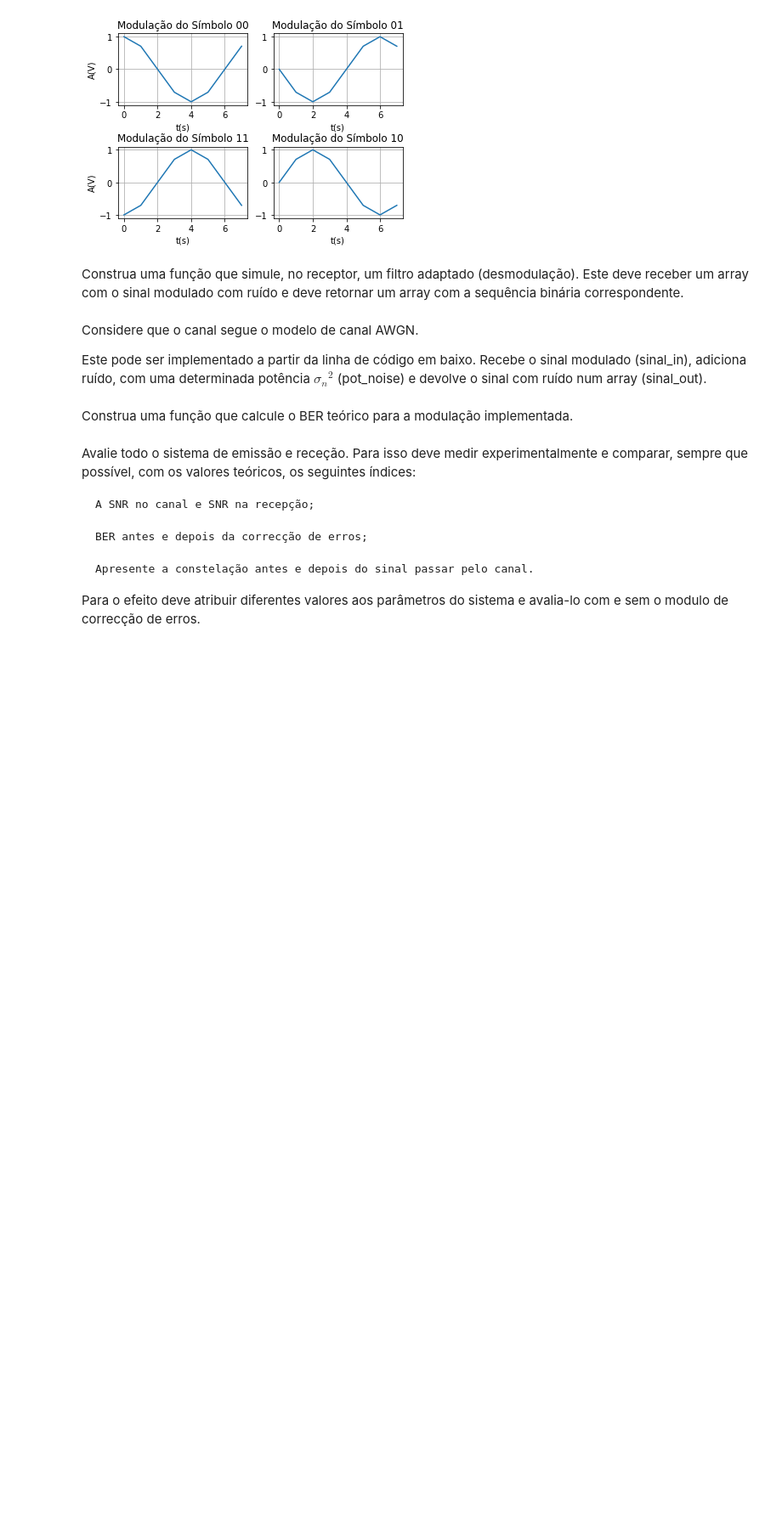
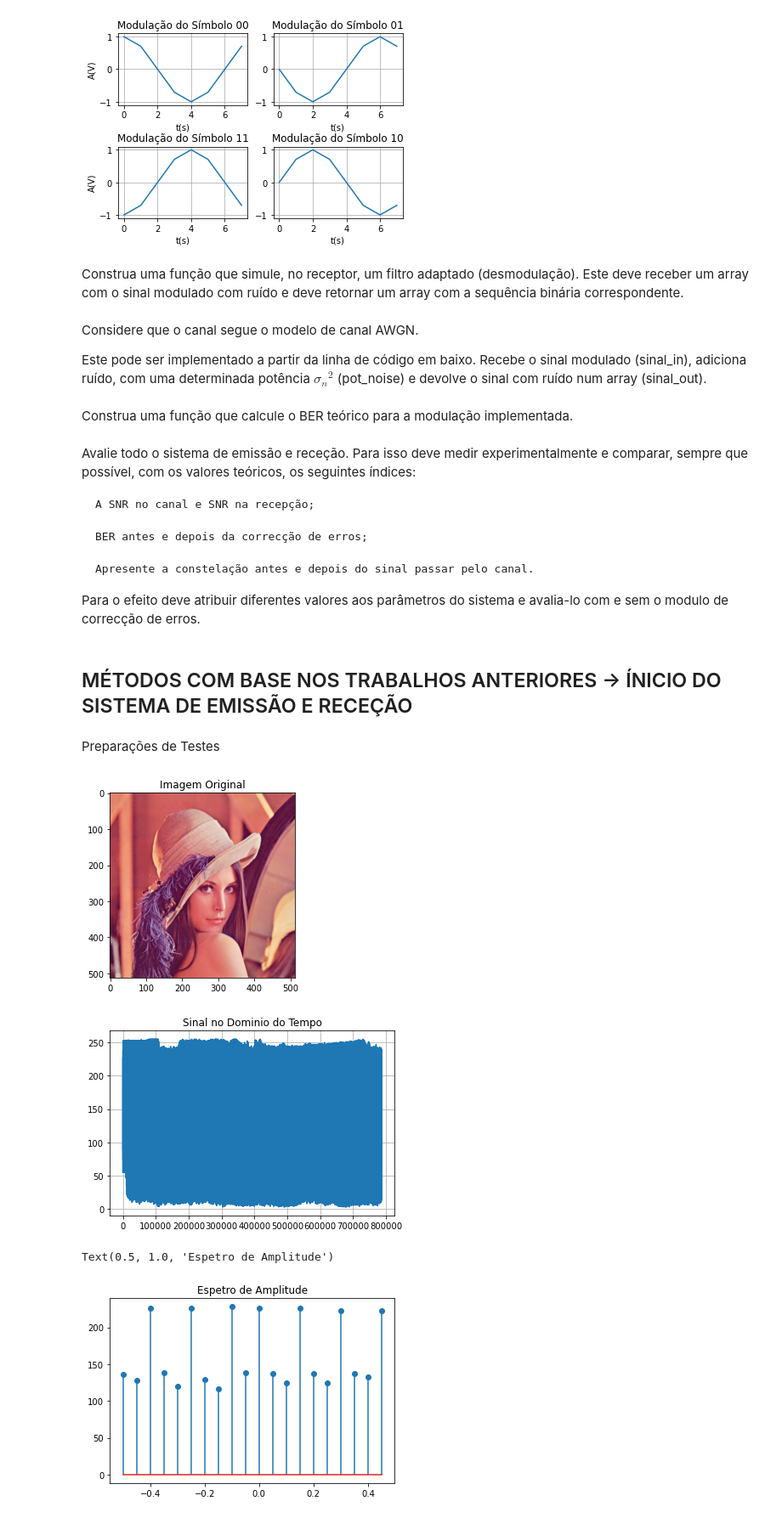
Before and after one commit to Henrique060/CPS_TPs_2022, a Jupyter notebook: TP2/cps202223_Trab2_ParteA.ipynb, the cells around one changed output. Shown: that part at 85% size. Drawn from its saved outputs; the diff is of its cells as text; code cells hidden in the pictures; blank space fills up the shorter version.

```diff
--- a/TP2/cps202223_Trab2_ParteA.ipynb
+++ b/TP2/cps202223_Trab2_ParteA.ipynb
@@ -190,0 +194,2 @@ Para o efeito deve atribuir diferentes valores aos parâmetros do sistema e aval
+# %% [markdown]
+## MÉTODOS COM BASE NOS TRABALHOS ANTERIORES -> ÍNICIO DO SISTEMA DE EMISSÃO E RECEÇÃO
@@ -190,0 +234,13 @@ Para o efeito deve atribuir diferentes valores aos parâmetros do sistema e aval
+# %%
+# Medições dos SNR
+
+def Measure_SNRp(x,y):
+    erro = x-y
+    Px = np.sum((x**2)/len(x))
+    Pe = np.sum((erro**2)/ len(erro))
+    SNRp = 10*np.log10(Px/Pe)
+    return SNRp
+
+def Measure_SNRt(R,Vmax,P):
+    SNRt = 6.02*R + 10*np.log10(3*P/(Vmax**2))
+    return SNRt
@@ -190,0 +354,28 @@ Para o efeito deve atribuir diferentes valores aos parâmetros do sistema e aval
+# %% [markdown]
+Preparações de Testes
+# %%
+im = Image.open("lena_std.tif")
+Q = 8
+im_original = np.array(im).flatten();
+
+SNRt = Measure_SNRt(Q, 256, np.sum(im_original**2 / len(im_original)))
+
+plt.imshow(im)
+plt.title("Imagem Original")
+plt.show()
+
+plt.plot(im_original)
+plt.title("Sinal no Dominio do Tempo")
+plt.grid()
+plt.show()
+
+X1 = np.fft.fft(im_original[0:20] / len(im_original[0:20]))
+X1_abs = np.abs(im_original[0:20])
+X1_fk = np.fft.fftfreq(len(im_original[0:20]))
+plt.stem(X1_fk, X1_abs, use_line_collection=True)
+plt.title("Espetro de Amplitude")
+# %% [output]
+[figure, added]
+[figure, added]
+Text(0.5, 1.0, 'Espetro de Amplitude')
+[figure, added]
```
Also changed, not shown: parts of 19 cells of this notebook, 1 other file.
